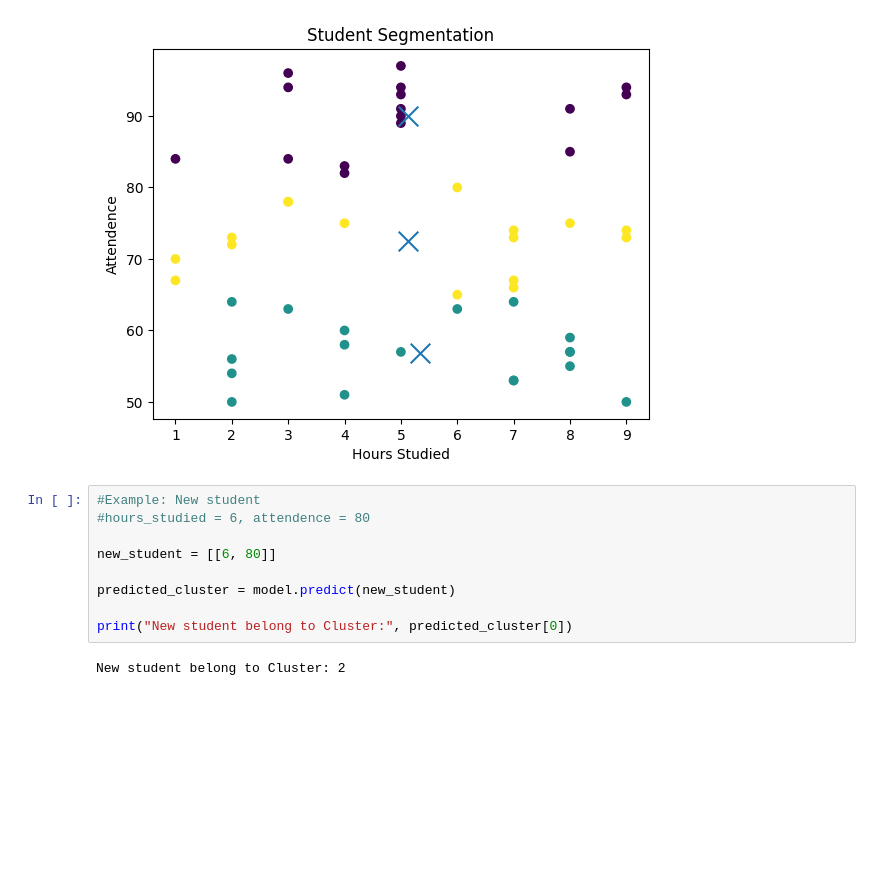
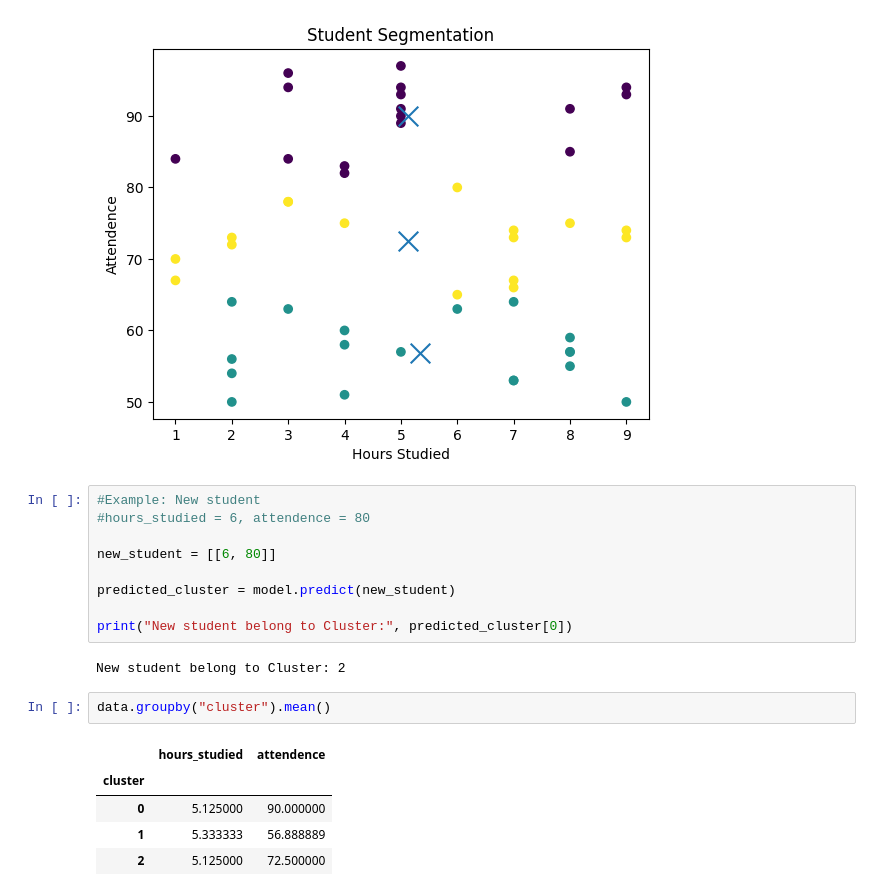
Before and after one commit to khushbuchauhan820-design/Data-Science-Session, a Jupyter notebook: Day5_student_clustering_project.ipynb, the cells around one changed output. Saved outputs shown, nothing was run; the diff lists cells and outputs as text; blank space fills up the shorter version.

```diff
--- a/Day5_student_clustering_project.ipynb
+++ b/Day5_student_clustering_project.ipynb
@@ -66,3 +66,11 @@ predicted_cluster = model.predict(new_student)
 print("New student belong to Cluster:", predicted_cluster[0])
 # %% [output]
 New student belong to Cluster: 2
+# %%
+data.groupby("cluster").mean()
+# %% [output]
+|  | hours_studied | attendence |
+| cluster |  |  |
+| 0 | 5.125000 | 90.000000 |
+| 1 | 5.333333 | 56.888889 |
+| 2 | 5.125000 | 72.500000 |
```
